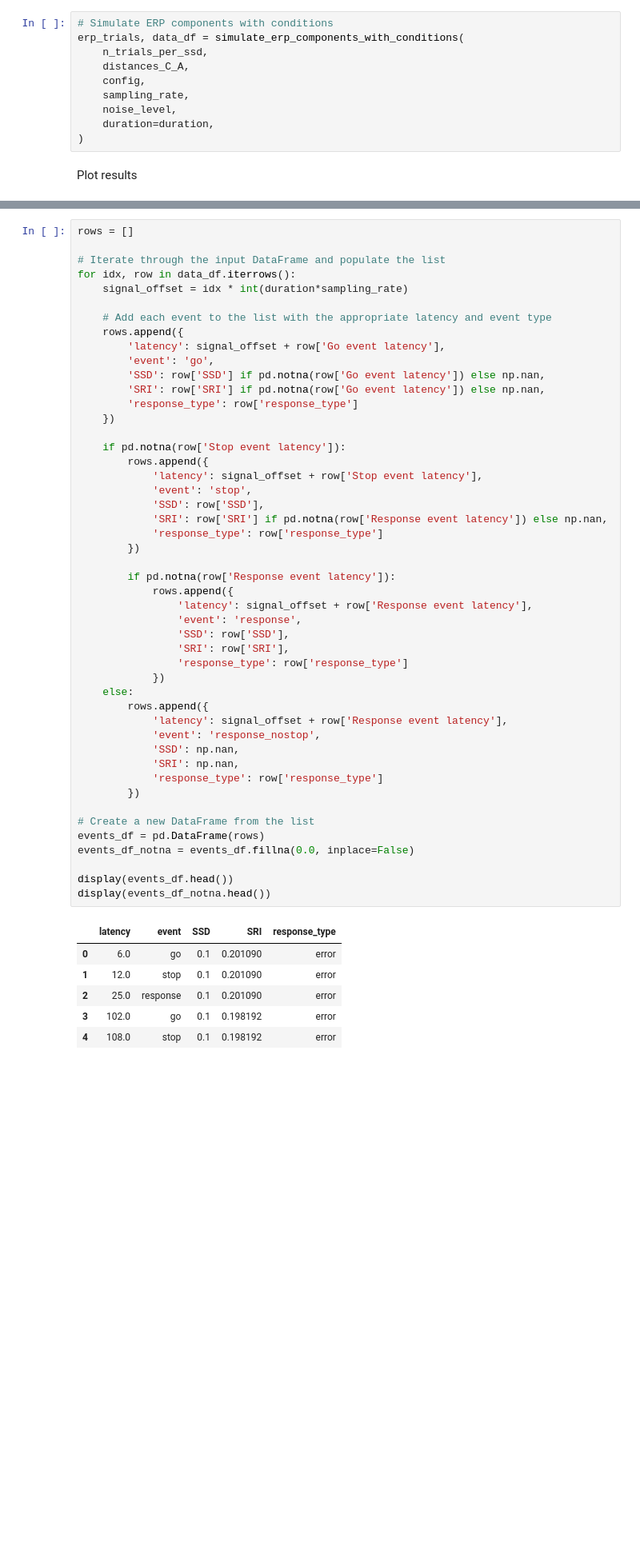
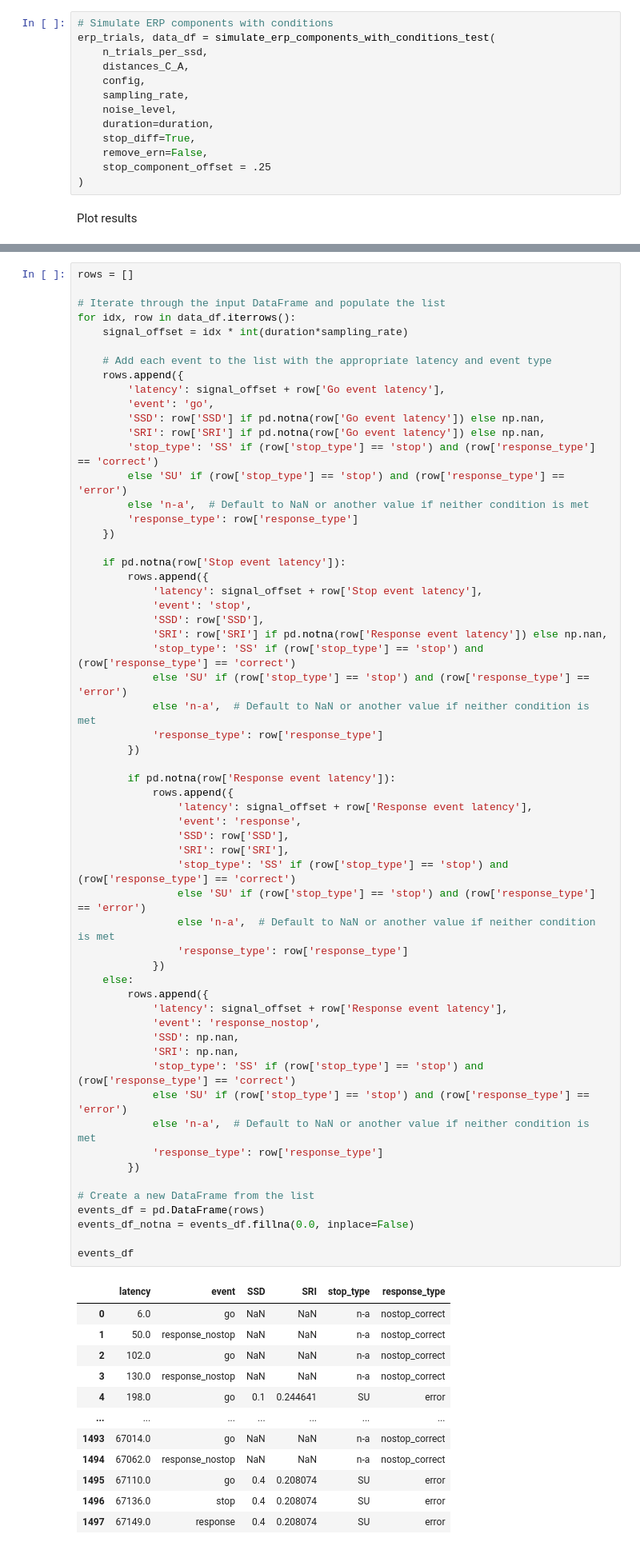
Before and after one commit to abelowska/neuroNoodle, a Jupyter notebook: simulation/simulation.ipynb, the cells around one changed output, grey strips where cells are left out. Shown at 80% size. Drawn from its saved outputs; the diff is of its cells as text; blank space fills up the shorter version.

```diff
--- a/simulation/simulation.ipynb
+++ b/simulation/simulation.ipynb
@@ -42,13 +42,16 @@ noise_level = 0
 duration=1.5
 # %%
 # Simulate ERP components with conditions
-erp_trials, data_df = simulate_erp_components_with_conditions(
+erp_trials, data_df = simulate_erp_components_with_conditions_test(
     n_trials_per_ssd,
     distances_C_A,
     config,
     sampling_rate,
     noise_level,
     duration=duration,
+    stop_diff=True,
+    remove_ern=False,
+    stop_component_offset = .25
 )
 # %% [markdown]
 Plot results
@@ -203,6 +222,9 @@ for idx, row in data_df.iterrows():
         'event': 'go',
         'SSD': row['SSD'] if pd.notna(row['Go event latency']) else np.nan,
         'SRI': row['SRI'] if pd.notna(row['Go event latency']) else np.nan,
+        'stop_type': 'SS' if (row['stop_type'] == 'stop') and (row['response_type'] == 'correct')
+        else 'SU' if (row['stop_type'] == 'stop') and (row['response_type'] == 'error')
+        else 'n-a',  # Default to NaN or another value if neither condition is met
         'response_type': row['response_type']
     })
 
@@ -210,38 +232,52 @@ for idx, row in data_df.iterrows():
         rows.append({
             'latency': signal_offset + row['Stop event latency'],
             'event': 'stop',
             'SSD': row['SSD'],
             'SRI': row['SRI'] if pd.notna(row['Response event latency']) else np.nan,
+            'stop_type': 'SS' if (row['stop_type'] == 'stop') and (row['response_type'] == 'correct')
+            else 'SU' if (row['stop_type'] == 'stop') and (row['response_type'] == 'error')
+            else 'n-a',  # Default to NaN or another value if neither condition is met
             'response_type': row['response_type']
         })
 
         if pd.notna(row['Response event latency']):
             rows.append({
                 'latency': signal_offset + row['Response event latency'],
                 'event': 'response',
                 'SSD': row['SSD'],
                 'SRI': row['SRI'],
+                'stop_type': 'SS' if (row['stop_type'] == 'stop') and (row['response_type'] == 'correct')
+                else 'SU' if (row['stop_type'] == 'stop') and (row['response_type'] == 'error')
+                else 'n-a',  # Default to NaN or another value if neither condition is met
                 'response_type': row['response_type']
             })
     else:
         rows.append({
             'latency': signal_offset + row['Response event latency'],
             'event': 'response_nostop',
             'SSD': np.nan,
             'SRI': np.nan,
+            'stop_type': 'SS' if (row['stop_type'] == 'stop') and (row['response_type'] == 'correct')
+            else 'SU' if (row['stop_type'] == 'stop') and (row['response_type'] == 'error')
+            else 'n-a',  # Default to NaN or another value if neither condition is met
             'response_type': row['response_type']
         })
 
 # Create a new DataFrame from the list
 events_df = pd.DataFrame(rows)
 events_df_notna = events_df.fillna(0.0, inplace=False)
 
-display(events_df.head())
-display(events_df_notna.head())
+events_df
 # %% [output]
-|  | latency | event | SSD | SRI | response_type |
-| 0 | 6.0 | go | 0.1 | 0.201090 | error |
-| 1 | 12.0 | stop | 0.1 | 0.201090 | error |
-| 2 | 25.0 | response | 0.1 | 0.201090 | error |
-| 3 | 102.0 | go | 0.1 | 0.198192 | error |
-| 4 | 108.0 | stop | 0.1 | 0.198192 | error |
+|  | latency | event | SSD | SRI | stop_type | response_type |
+| 0 | 6.0 | go | NaN | NaN | n-a | nostop_correct |
+| 1 | 50.0 | response_nostop | NaN | NaN | n-a | nostop_correct |
+| 2 | 102.0 | go | NaN | NaN | n-a | nostop_correct |
+| 3 | 130.0 | response_nostop | NaN | NaN | n-a | nostop_correct |
+| 4 | 198.0 | go | 0.1 | 0.244641 | SU | error |
+| ... | ... | ... | ... | ... | ... | ... |
+| 1493 | 67014.0 | go | NaN | NaN | n-a | nostop_correct |
+| 1494 | 67062.0 | response_nostop | NaN | NaN | n-a | nostop_correct |
+| 1495 | 67110.0 | go | 0.4 | 0.208074 | SU | error |
+| 1496 | 67136.0 | stop | 0.4 | 0.208074 | SU | error |
+| 1497 | 67149.0 | response | 0.4 | 0.208074 | SU | error |
```
Also changed, not shown: parts of 26 cells of this notebook, 5 other files.
